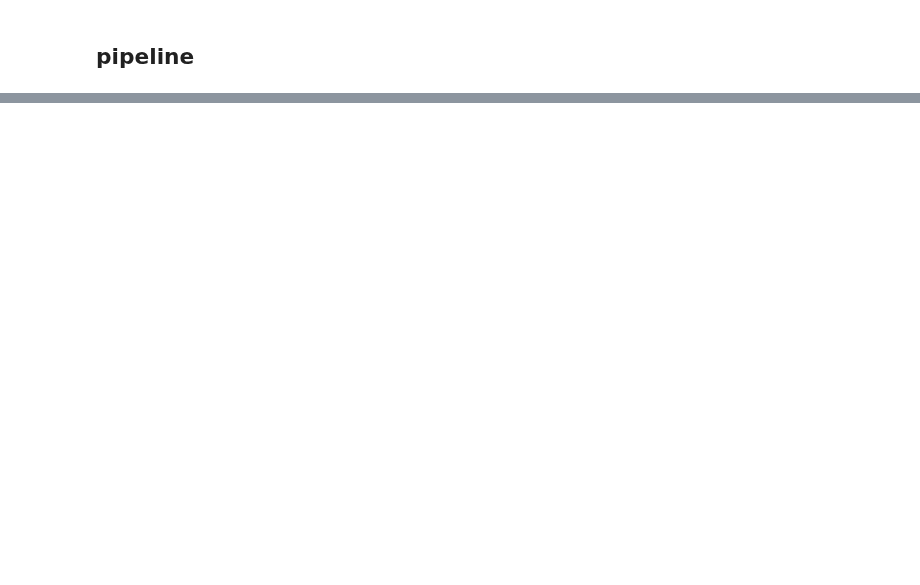
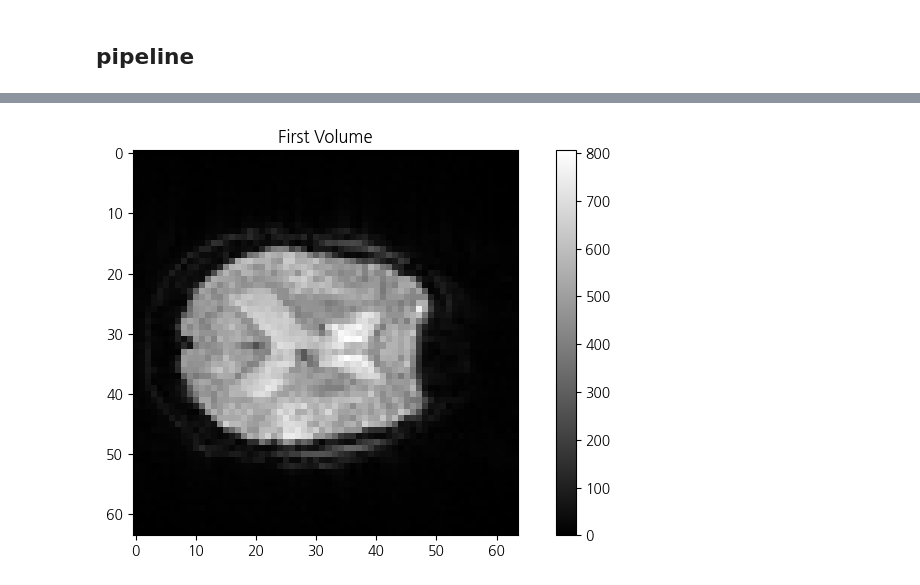
Before and after one commit to minyoungci/fMRI-, a Jupyter notebook: Prepreprocessing/Pipeline_test.ipynb, the cells around one changed output, grey strips where cells are left out. Saved outputs shown, nothing was run; the diff lists cells and outputs as text; code cells hidden in the pictures; blank space fills up the shorter version.

```diff
--- a/Prepreprocessing/Pipeline_test.ipynb
+++ b/Prepreprocessing/Pipeline_test.ipynb
@@ -375,0 +221,14 @@ Visualization completed.
+# %%
+import nibabel as nib
+
+fmri_file = '/home/minyoungxi/MINYOUNGXI/XFL/Data/OASISSamples7.1/OAS30016_MR_d0021/func2/NIFTI/sub-OAS30016_ses-d0021_task-rest_run-02_bold.nii.gz'
+img = nib.load(fmri_file)
+data = img.get_fdata()
+
+plt.figure(figsize=(10, 5))
+plt.imshow(data[:, :, data.shape[2]//2, 0], cmap='gray')
+plt.title("First Volume")
+plt.colorbar()
+plt.show()
+# %% [output]
+[figure, added]
```
Also changed, not shown: parts of 6 cells of this notebook, 3 other files.
